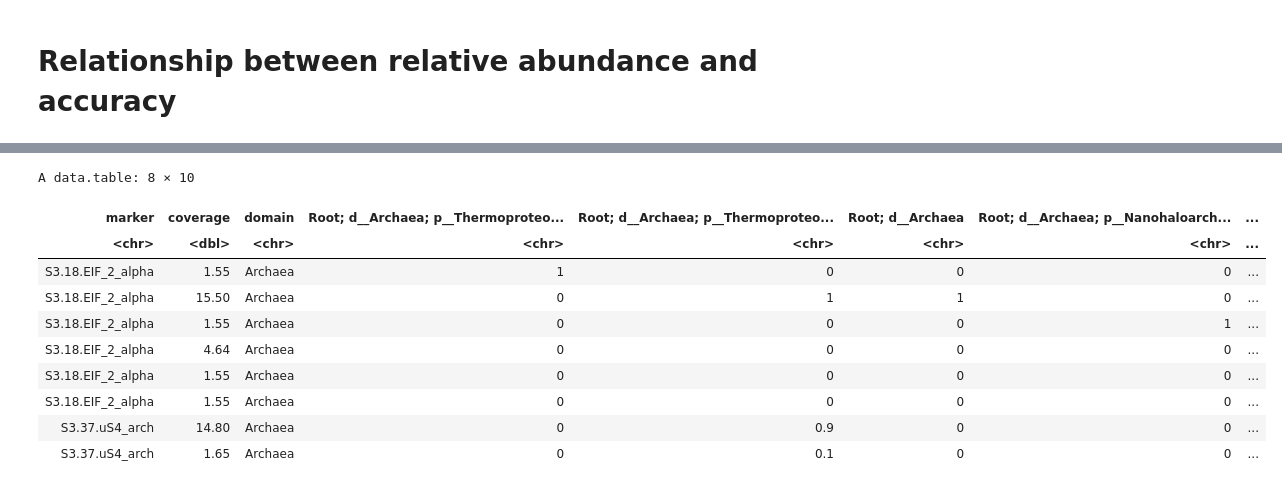
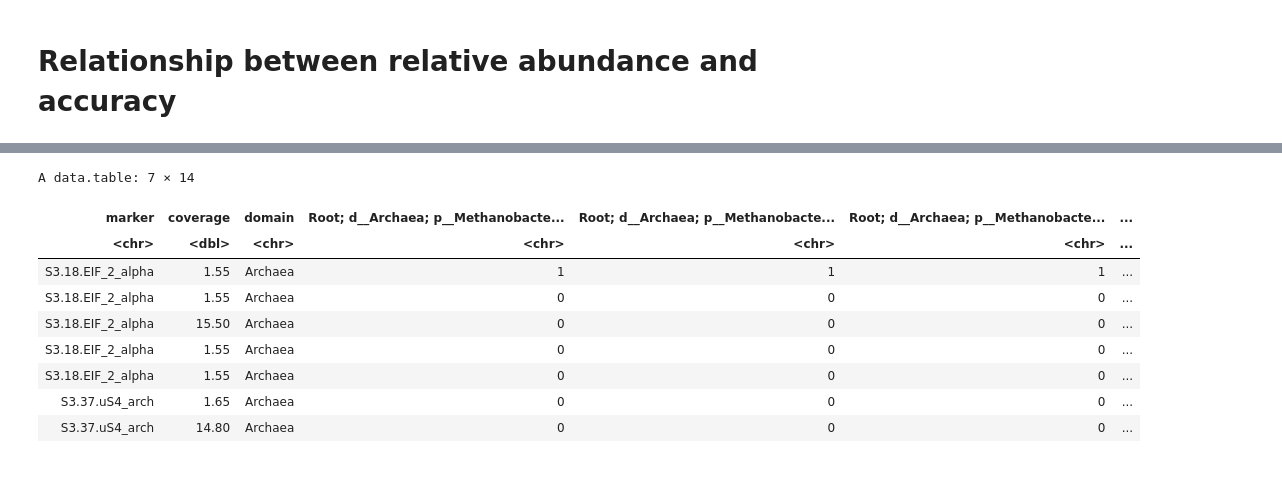
Before and after one commit to timbalam/singlem-benchmarking, a Jupyter notebook: 5_novelty/plot.ipynb, the cells around one changed output, grey strips where cells are left out. Saved outputs shown, nothing was run; the diff lists cells and outputs as text; code cells hidden in the pictures.

```diff
--- a/5_novelty/plot.ipynb
+++ b/5_novelty/plot.ipynb
@@ -220,10 +220,10 @@ A data.table: 27 × 6
 # read proportions
 fix_names <- function(old)
     purrr::map_chr(strsplit(old, "; ?"), function(x) paste0(x, collapse = "; "))
-p0 = fread("debug/props_initial.tsv")
-pf = fread("debug/props_final.tsv")
-bh = fread("debug/otu_hits.tsv")
+bh = fread("debug/marine0.1_hits.tsv")
 setnames(bh, names(bh)[!names(bh) %in% c("marker", "domain", "coverage")], fix_names)
+obh = fread("debug/otu_hits.tsv")
+setnames(obh, names(obh)[!names(obh) %in% c("marker", "domain", "coverage")], fix_names)
 # %%
 format_props <- function(m) {
     feat_cols <- names(m)[!names(m) %in% c("marker", "coverage")]
@@ -250,20 +249,19 @@ A data.table: 6 × 6
 # %%
-arf = pf[rowSums(pf[, grep(value = TRUE, "d__Archaea", names(pf)), with = FALSE]) > 0]
-arf_cols <- arf[, -c("marker", "domain", "coverage")][
+arh = bh[rowSums(bh[, grep(value = TRUE, "d__Archaea", names(bh)), with = FALSE]) > 0]
+arh_cols <- arh[, -c("marker", "domain", "coverage")][
     ,
     names(.SD),
     .SDcols = function(x) sum(x) > 0
 ]
-format_props(arf[, c("marker", "domain", "coverage", arf_cols), with = FALSE])
+format_props(arh[, c("marker", "domain", "coverage", arh_cols), with = FALSE])
 # %% [output]
-A data.table: 8 × 10
+A data.table: 7 × 14
-| marker | coverage | domain | Root; d__Archaea; p__Thermoproteo... | Root; d__Archaea; p__Thermoproteo... | Root; d__Archaea | Root; d__Archaea; p__Nanohaloarch... | ... |
-| <chr> | <dbl> | <chr> | <chr> | <chr> | <chr> | <chr> | ... |
-| S3.18.EIF_2_alpha | 1.55 | Archaea | 1 | 0 | 0 | 0 | ... |
-| S3.18.EIF_2_alpha | 15.50 | Archaea | 0 | 1 | 1 | 0 | ... |
-| S3.18.EIF_2_alpha | 1.55 | Archaea | 0 | 0 | 0 | 1 | ... |
-| S3.18.EIF_2_alpha | 4.64 | Archaea | 0 | 0 | 0 | 0 | ... |
-| S3.18.EIF_2_alpha | 1.55 | Archaea | 0 | 0 | 0 | 0 | ... |
-| S3.18.EIF_2_alpha | 1.55 | Archaea | 0 | 0 | 0 | 0 | ... |
-| S3.37.uS4_arch | 14.80 | Archaea | 0 | 0.9 | 0 | 0 | ... |
-| S3.37.uS4_arch | 1.65 | Archaea | 0 | 0.1 | 0 | 0 | ... |
+| marker | coverage | domain | Root; d__Archaea; p__Methanobacte... | Root; d__Archaea; p__Methanobacte... | Root; d__Archaea; p__Methanobacte... | ... |
+| <chr> | <dbl> | <chr> | <chr> | <chr> | <chr> | ... |
+| S3.18.EIF_2_alpha | 1.55 | Archaea | 1 | 1 | 1 | ... |
+| S3.18.EIF_2_alpha | 1.55 | Archaea | 0 | 0 | 0 | ... |
+| S3.18.EIF_2_alpha | 15.50 | Archaea | 0 | 0 | 0 | ... |
+| S3.18.EIF_2_alpha | 1.55 | Archaea | 0 | 0 | 0 | ... |
+| S3.18.EIF_2_alpha | 1.55 | Archaea | 0 | 0 | 0 | ... |
+| S3.37.uS4_arch | 1.65 | Archaea | 0 | 0 | 0 | ... |
+| S3.37.uS4_arch | 14.80 | Archaea | 0 | 0 | 0 | ... |
```
Also changed, not shown: parts of 19 cells of this notebook.
